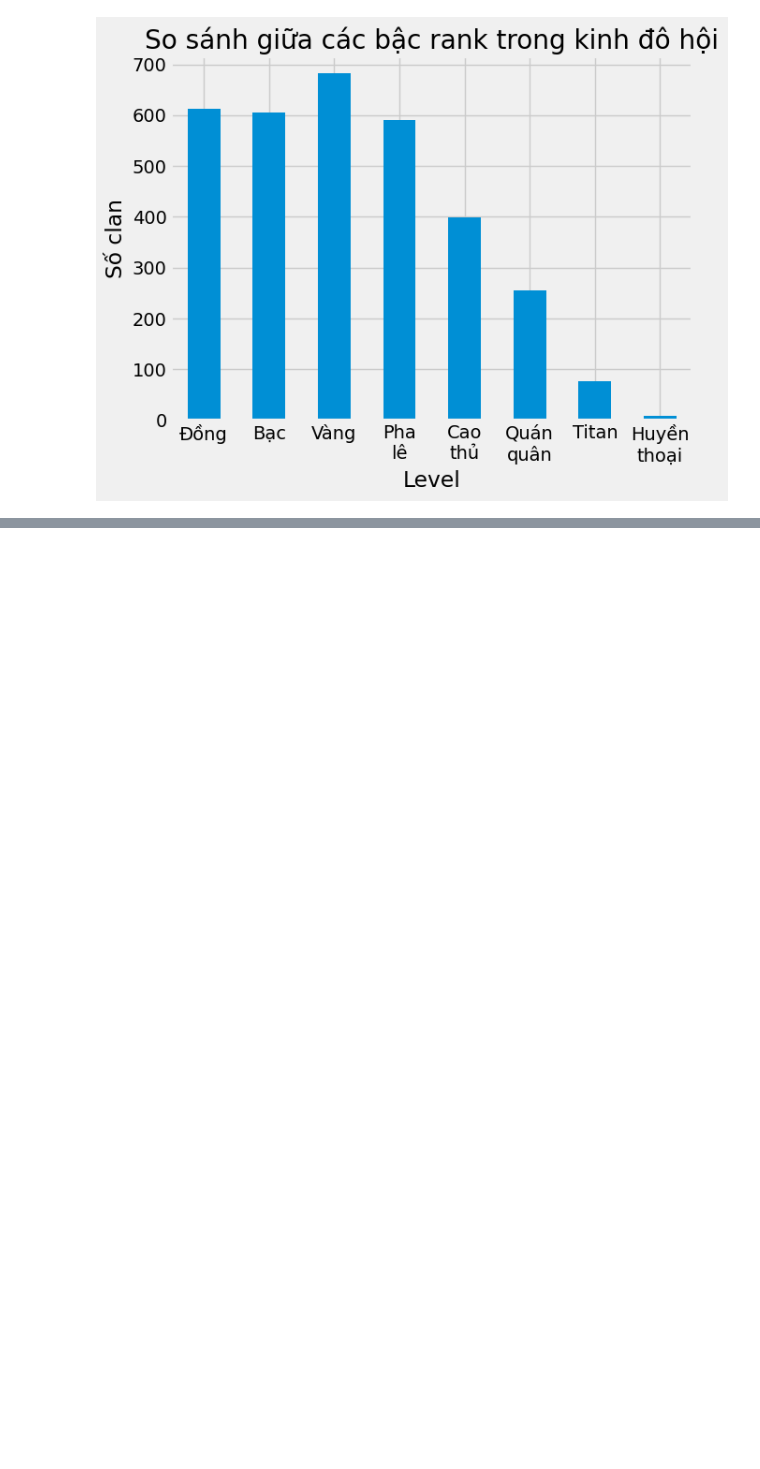
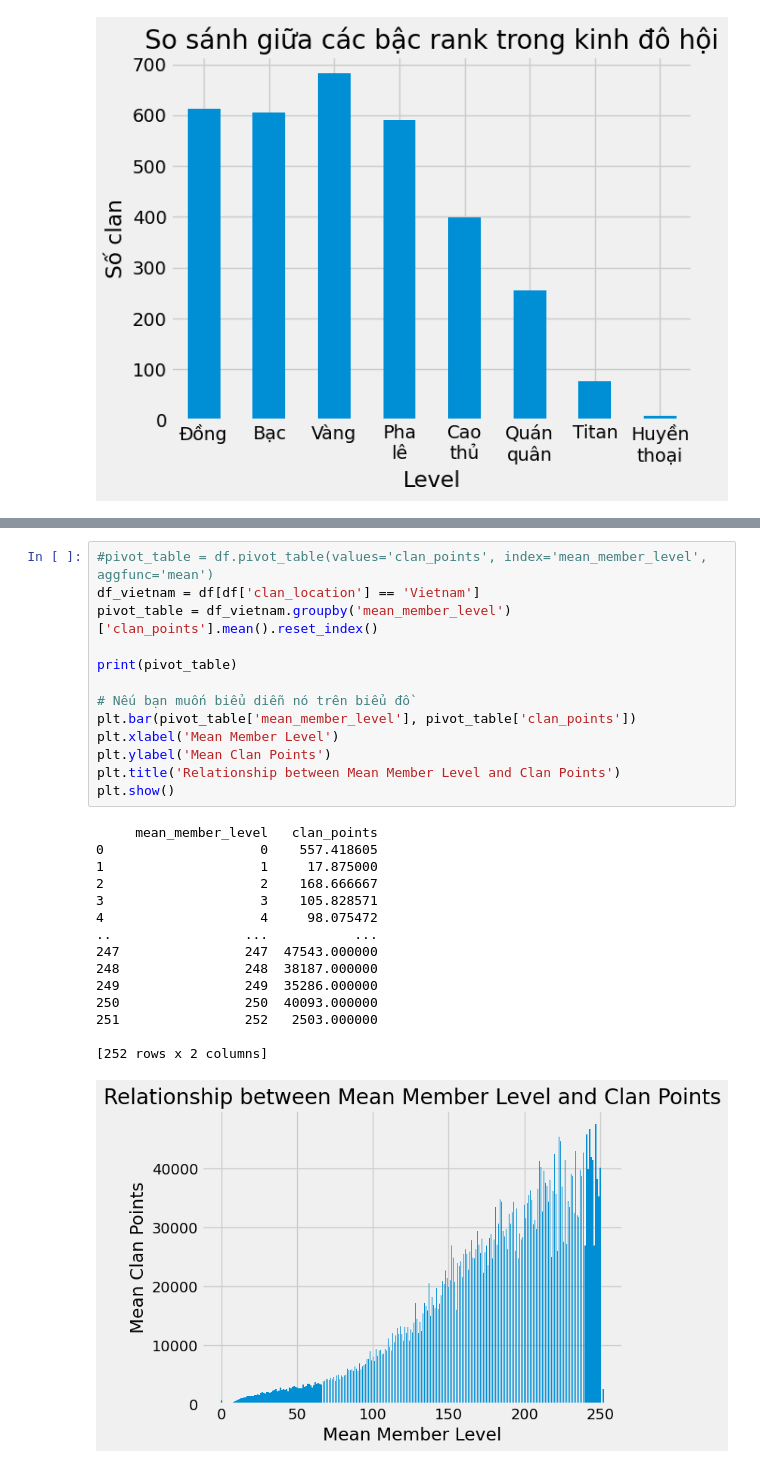
Before and after one commit to ThienNguyen3001/Clan-Analysis, a Jupyter notebook: Analysis.ipynb, the cells around one changed output, grey strips where cells are left out. Drawn from its saved outputs; the diff is of its cells as text; blank space fills up the shorter version.

```diff
--- a/Analysis.ipynb
+++ b/Analysis.ipynb
@@ -355,0 +394,29 @@ plt.xticks(rotation=0)
+# %%
+#pivot_table = df.pivot_table(values='clan_points', index='mean_member_level', aggfunc='mean')
+df_vietnam = df[df['clan_location'] == 'Vietnam']
+pivot_table = df_vietnam.groupby('mean_member_level')['clan_points'].mean().reset_index()
+
+print(pivot_table)
+
+# Nếu bạn muốn biểu diễn nó trên biểu đồ
+plt.bar(pivot_table['mean_member_level'], pivot_table['clan_points'])
+plt.xlabel('Mean Member Level')
+plt.ylabel('Mean Clan Points')
+plt.title('Relationship between Mean Member Level and Clan Points')
+plt.show()
+# %% [output]
+     mean_member_level   clan_points
+0                    0    557.418605
+1                    1     17.875000
+2                    2    168.666667
+3                    3    105.828571
+4                    4     98.075472
+..                 ...           ...
+247                247  47543.000000
+248                248  38187.000000
+249                249  35286.000000
+250                250  40093.000000
+251                252   2503.000000
+
+[252 rows x 2 columns]
+[figure, added]
```
Also changed, not shown: parts of 8 cells of this notebook.
